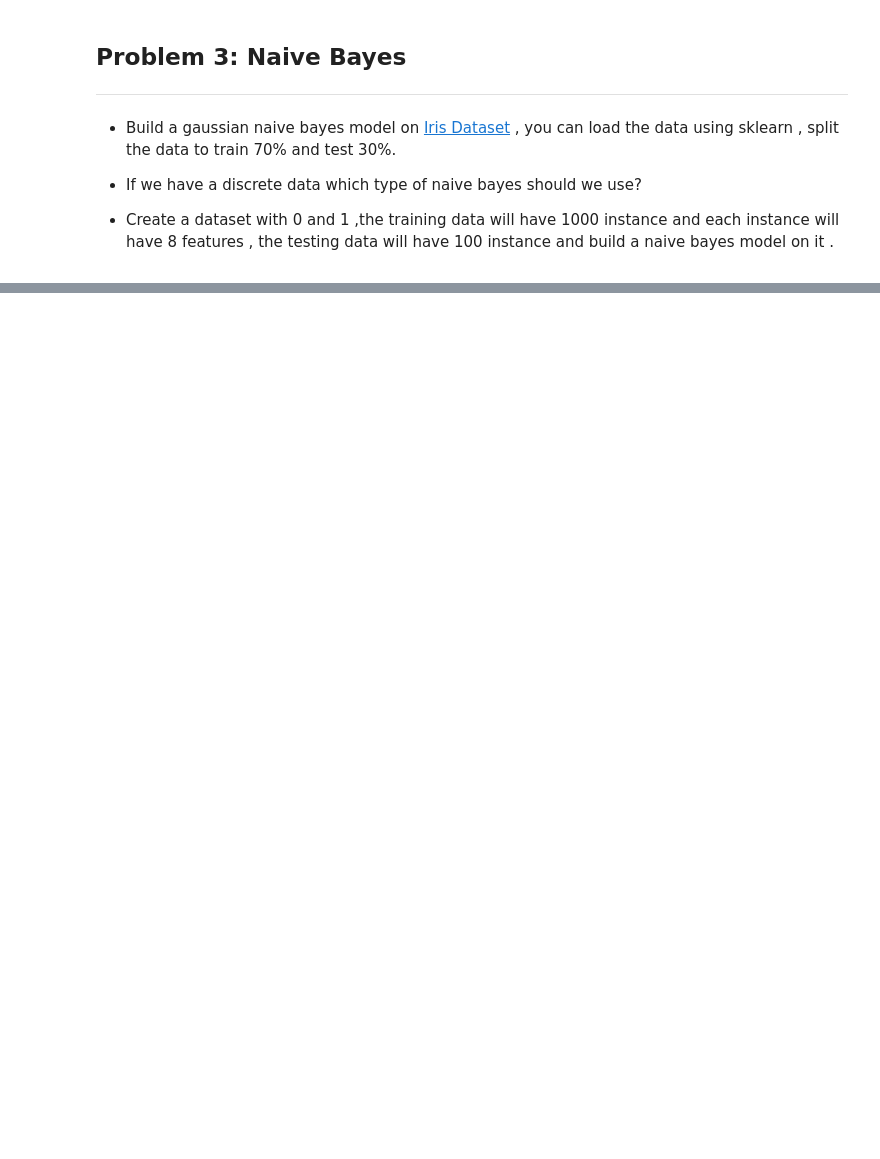
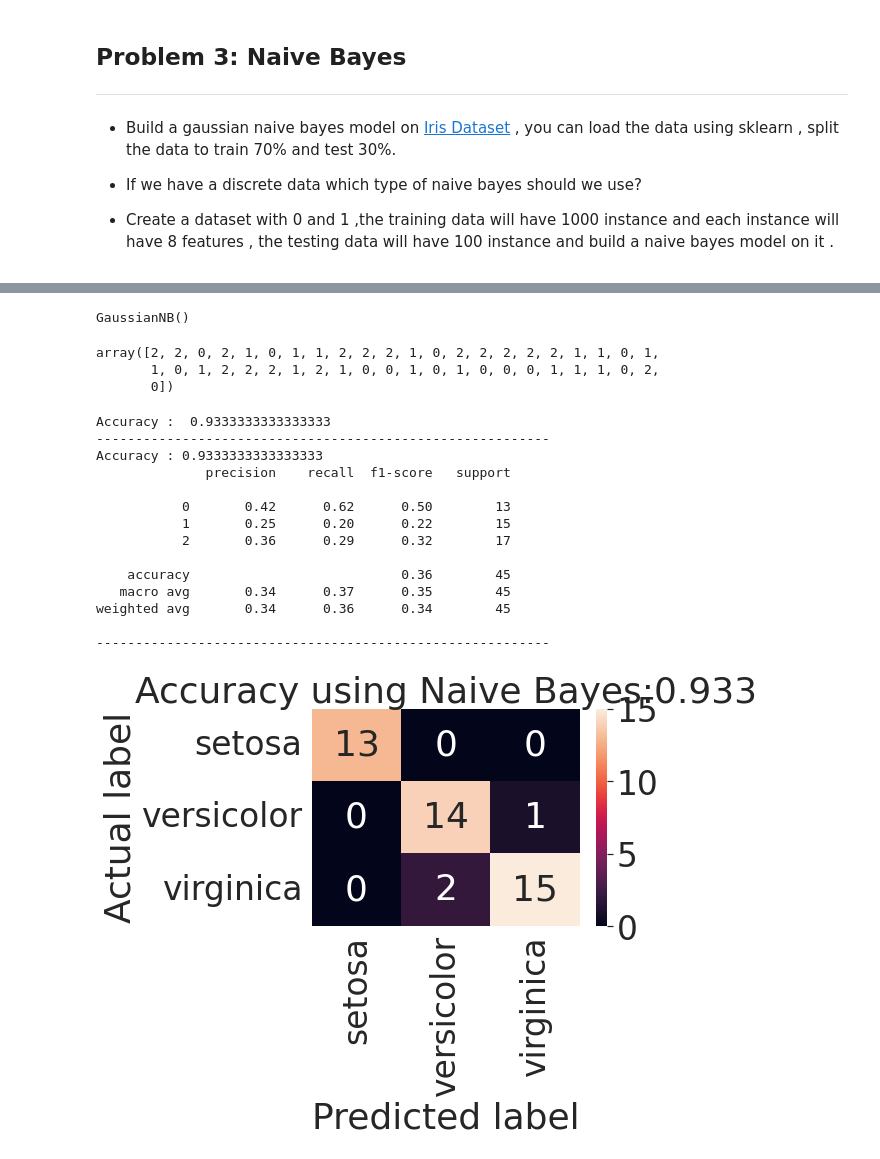
Before and after one commit to shahd1995913/Tahalf-Mechine-Learning-DS3, a Jupyter notebook: Tasks/ML1_S5_Assignment.ipynb, the cells around one changed output, grey strips where cells are left out. Cells and saved outputs as stored; diff of their text form; code cells hidden in the pictures; blank space fills up the shorter version.

```diff
--- a/Tasks/ML1_S5_Assignment.ipynb
+++ b/Tasks/ML1_S5_Assignment.ipynb
@@ -498,0 +199,9 @@ ValueError: ignored
+# %%
+#Create KNN Classifier
+knn = KNeighborsClassifier(n_neighbors=3)
+
+#Train the model using the training sets
+knn.fit(X_train, y_train)
+
+#Predict the response for test dataset
+y_pred = knn.predict(X_test)
@@ -512,0 +256,58 @@ ValueError: ignored
+# %%
+from sklearn.preprocessing import StandardScaler
+sc = StandardScaler()
+Naive_X_train = sc.fit_transform(Naive_X_train)
+Naive_X_test = sc.transform(Naive_X_test)
+# %%
+from sklearn.naive_bayes import GaussianNB
+classifier = GaussianNB()
+classifier.fit(Naive_X_train, Naive_y_train)
+# %% [output]
+GaussianNB()
+# %%
+Naive_y_pred = classifier.predict(Naive_X_test)
+Naive_y_pred
+# %% [output]
+array([2, 2, 0, 2, 1, 0, 1, 1, 2, 2, 2, 1, 0, 2, 2, 2, 2, 2, 1, 1, 0, 1,
+       1, 0, 1, 2, 2, 2, 1, 2, 1, 0, 0, 1, 0, 1, 0, 0, 0, 1, 1, 1, 0, 2,
+       0])
+# %%
+from sklearn.metrics import confusion_matrix
+cm1 = confusion_matrix(Naive_y_test, Naive_y_pred)
+from sklearn.metrics import accuracy_score
+
+print ("Accuracy : ", accuracy_score(Naive_y_test, Naive_y_pred))
+print("----------------------------------------------------------")
+
+custom_model_score_naive = accuracy_score(Naive_y_test,Naive_y_pred)
+print("Accuracy :",custom_model_score_naive)
+print(classification_report(Naive_y_test,y_pred))
+print("----------------------------------------------------------")
+
+
+# print(cm1)
+cm_df = pd.DataFrame(cm1,
+                     index = ['setosa','versicolor','virginica'],
+                     columns = ['setosa','versicolor','virginica'])
+
+sns.heatmap(cm_df, annot=True)
+plt.title('Accuracy using Naive Bayes:{0:.3f}'.format(accuracy_score(Naive_y_test, Naive_y_pred)))
+plt.ylabel('Actual label')
+plt.xlabel('Predicted label')
+plt.show()
+# %% [output]
+Accuracy :  0.9333333333333333
+----------------------------------------------------------
+Accuracy : 0.9333333333333333
+              precision    recall  f1-score   support
+
+           0       0.42      0.62      0.50        13
+           1       0.25      0.20      0.22        15
+           2       0.36      0.29      0.32        17
+
+    accuracy                           0.36        45
+   macro avg       0.34      0.37      0.35        45
+weighted avg       0.34      0.36      0.34        45
+
+----------------------------------------------------------
+[figure, added]
```
Also changed, not shown: parts of 43 cells of this notebook.
